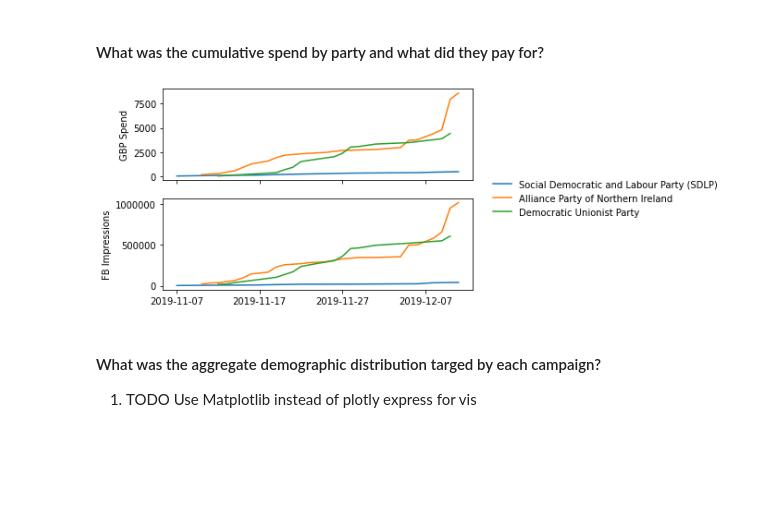
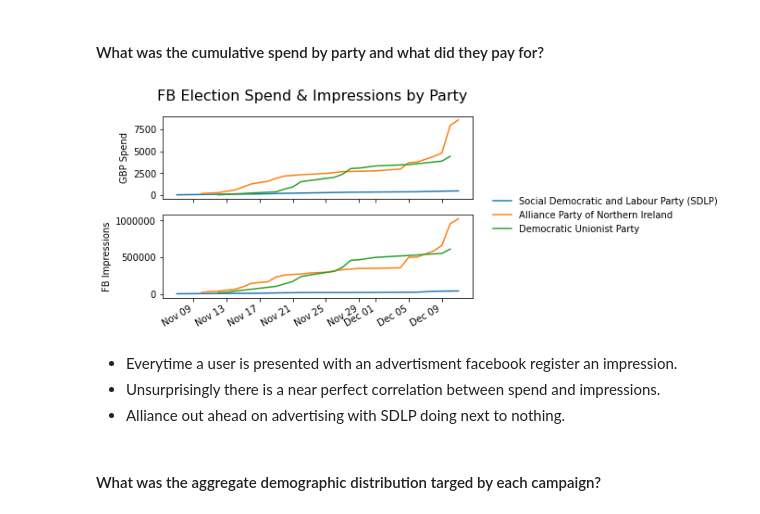
Before and after one commit to jkennedy559/election_2019_ni_fb, a Jupyter notebook: analysis.ipynb, the cells around one changed output. Saved outputs shown, nothing was run; the diff lists cells and outputs as text; code cells hidden in the pictures; blank space fills up the shorter version.

```diff
--- a/analysis.ipynb
+++ b/analysis.ipynb
@@ -58,27 +64,29 @@ data['impressions'] = list(map(lambda x: sum(x)/2, impression_range))
 # %% [markdown]
 #### What was the cumulative spend by party and what did they pay for?
 # %%
-vis_1 = data.groupby(['ad_date', 'page_name'])['spend', 'impressions'].sum()\
+plot1_data = data.groupby(['ad_date', 'page_name'])['spend', 'impressions'].sum()\
 .groupby('page_name').cumsum().reset_index().melt(id_vars=['ad_date', 'page_name'])
 # %%
 fig, ax = plt.subplots(2,1, sharex=True)
-ax1 = sns.lineplot(data=vis_1[vis_1['variable']=='spend'],
-             x='ad_date', y='value', hue='page_name',
-            legend=False, ax=ax[0])
-ax2 = sns.lineplot(data=vis_1[vis_1['variable']=='impressions'],
-             x='ad_date', y='value', hue='page_name',
-            legend='brief', ax=ax[1])
+fig.suptitle('FB Election Spend & Impressions by Party', fontsize=16)
+ax1 = sns.lineplot(data=plot1_data[plot1_data['variable']=='spend'], x='ad_date', y='value',
+                   hue='page_name', legend=False, ax=ax[0])
+ax2 = sns.lineplot(data=plot1_data[plot1_data['variable']=='impressions'], x='ad_date', y='value',
+                   hue='page_name', legend='brief', ax=ax[1])
 ax2.set_xlabel('')
 ax2.set_ylabel('FB Impressions')
 ax1.set_ylabel('GBP Spend')
 handles, labels = ax2.get_legend_handles_labels()
 ax2.legend(bbox_to_anchor=(1.04,1), loc="center left", frameon=False, handles=handles[1:], labels=labels[1:])
 ax2.ticklabel_format(useOffset=False, axis='y', style='plain')
-ax2.xaxis.set_major_locator(plt.MaxNLocator(4))
+fig.autofmt_xdate()
+ax2.xaxis.set_major_formatter(mlp_dates.DateFormatter('%b %d'))
 # %% [output]
-[figure, old version]
+[figure, new version]
+# %% [markdown]
+* Everytime a user is presented with an advertisment facebook register an impression.
+* Unsurprisingly there is a near perfect correlation between spend and impressions.
+* Alliance out ahead on advertising with SDLP doing next to nothing.
 # %% [markdown]
 #### What was the aggregate demographic distribution targed by each campaign?
-
-1. TODO Use Matplotlib instead of plotly express for vis
 # %%
```
Also changed, not shown: parts of 21 cells of this notebook.
